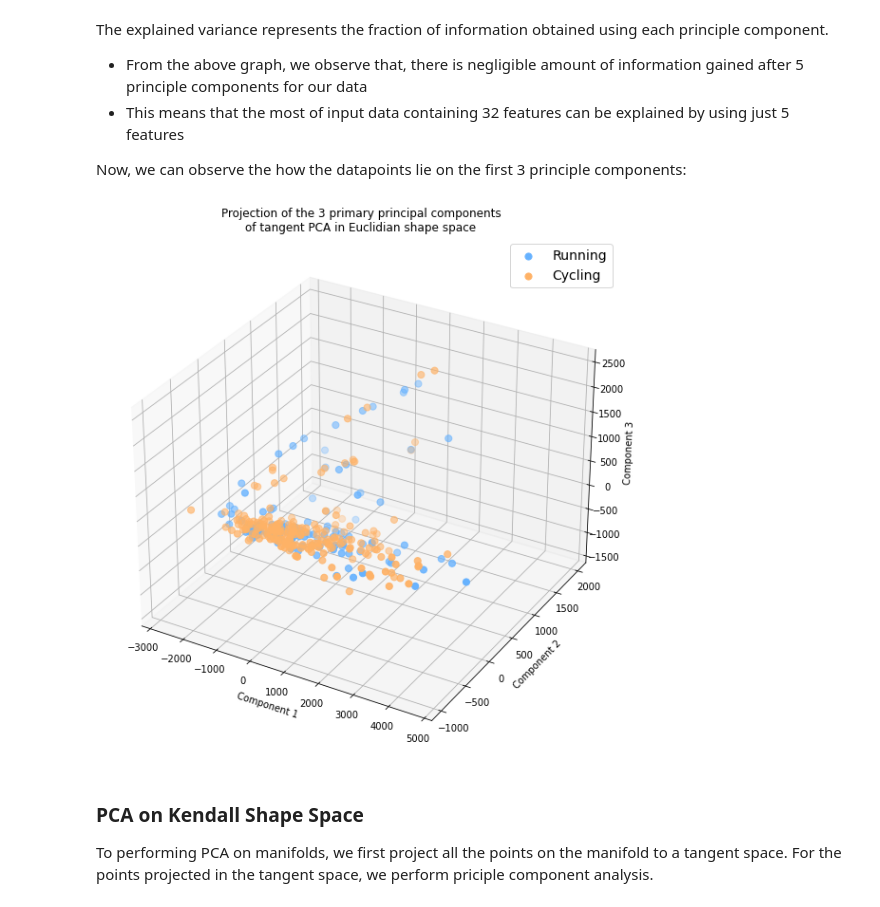
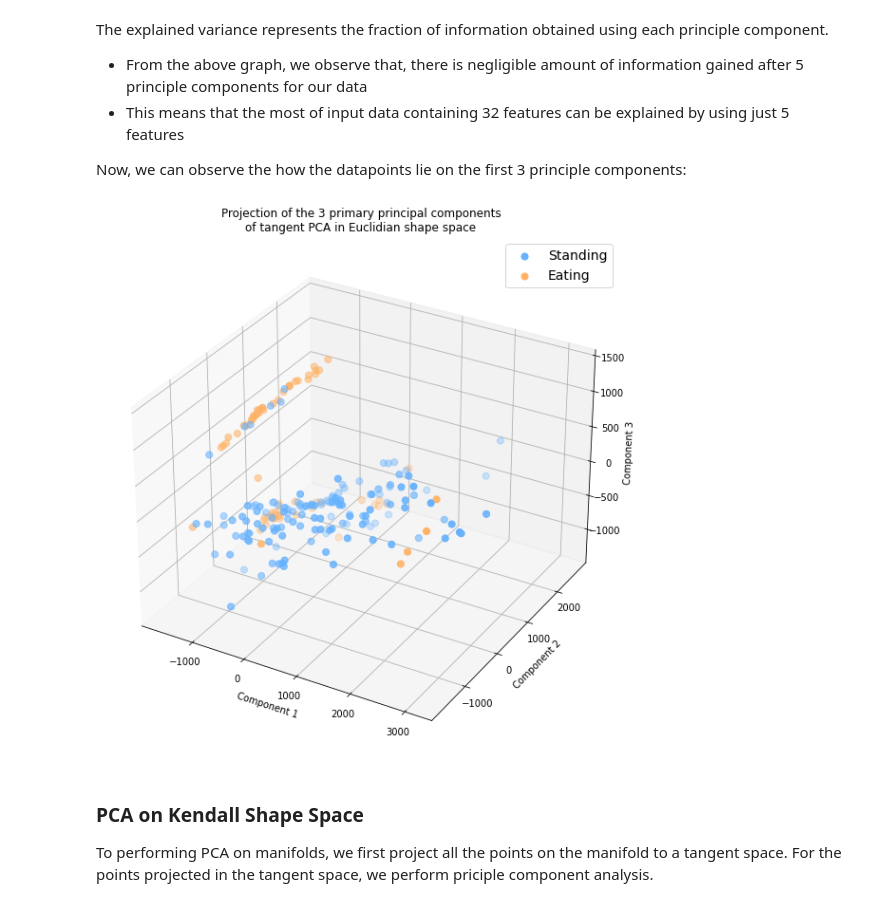
Before and after one commit to abhijithatreyat/geomstats_project, a Jupyter notebook: main.ipynb, the cells around one changed output. Cells and saved outputs as stored; diff of their text form; code cells hidden in the pictures.

Commit message:
Changed classification to standing vs eating

```diff
--- a/main.ipynb
+++ b/main.ipynb
@@ -65,13 +67,20 @@ n = annolist.shape[1]
 
 data_arr = ['NAME','r ankle_X','r ankle_Y', 'r knee_X','r knee_Y', 'r hip_X','r hip_Y', 'l hip_X','l hip_Y', 'l knee_X','l knee_Y', 'l ankle_X','l ankle_Y','pelvis_X','pelvis_Y','thorax_X','thorax_Y','upper neck_X','upper neck_Y', 'head top_X','head top_Y', 'r wrist_X','r wrist_Y','r elbow_X','r elbow_Y', 'r shoulder_X','r shoulder_Y','l shoulder_X','l shoulder_Y','l elbow_X','l elbow_Y', 'l wrist_X','l wrist_Y','Scale','Activity','Category']
 
-data = pd.DataFrame(columns=data_arr)
+# data = pd.DataFrame(columns=data_arr)
 
 # Convert_data_to_CSV(annolist, act, data_arr, img_tra)
 # %%
 # Load the CSV
 df_obj = pd.read_csv('mpii_dataset.csv')
-input_running_filtered, input_cycling_filtered = Clean_data(df_obj,data_arr)
+input_running_filtered, input_cycling_filtered ,  input_standing , input_eating = Clean_data(df_obj,data_arr)
+
+
+input1 = input_running_filtered
+input2 = input_cycling_filtered
+# Comment these lines to get results for running vs bicylcing
+input1 = input_standing
+input2 = input_eating
 # %%
 # Display an image with keypoints
 # "image_id" is used to index an image from the dataframe
@@ -84,11 +93,11 @@ imag(input_cycling_filtered,input_cycling_filtered.index[image_id])
 # %%
 # Generate dataset and labels
 
-running, r_labels=format_dataframe(input_running_filtered,0)
-cycling, c_labels=format_dataframe(input_cycling_filtered,1)
+ip1, ip1_labels=format_dataframe(input1,0)
+ip2, ip2_labels=format_dataframe(input2,1)
 
-dataset=np.concatenate((running,cycling))
-labels=np.concatenate((r_labels,c_labels))
+dataset=np.concatenate((ip1,ip2))
+labels=np.concatenate((ip1_labels,ip2_labels))
 dataset[np.isnan(dataset).any(axis=2)] = 0
 # %% [markdown]
 # Principle Component Analysis
@@ -134,31 +145,31 @@ The explained variance represents the fraction of information obtained using eac
 Now, we can observe the how the datapoints lie on the first 3 principle components:
 # %%
 # Projection of First X Pricinple Tangent Components
-label_to_str = {0: "Running", 1: "Cycling"}
+label_to_str = {0: "Standing", 1: "Eating"}
 label_to_color = {
     0: (102 / 255, 178 / 255, 255 / 255, 1.0),
     1: (255 / 255, 178 / 255, 102 / 255, 1.0),
 }
 pca_handle = PCA(n_components =32)
 nsamples, nx, ny = dataset.shape
 data_reshaped = dataset.reshape((nsamples,nx*ny))
 dataset_pca = pca_handle.fit_transform(data_reshaped)
 fig = plt.figure(figsize=(10, 10))
 ax = plt.axes(projection="3d")
 
 for label, col in label_to_color.items():
     mask = labels == label
     ax.scatter(dataset_pca[mask, 0], dataset_pca[mask, 1],dataset_pca[mask, 2], color=col, s=50, label=label_to_str[label])
     ax.set_xlabel("Component 1")
     ax.set_ylabel("Component 2")
     ax.set_zlabel("Component 3")
 plt.legend(fontsize=14)
 plt.title(
     "Projection of the 3 primary principal components"
     "\nof tangent PCA in Euclidian shape space"
 );
 # %% [output]
-[figure, old version]
+[figure, new version]
 # %% [markdown]
 ### PCA on Kendall Shape Space
 
```
Also changed, not shown: parts of 14 cells of this notebook, 1 other file.
